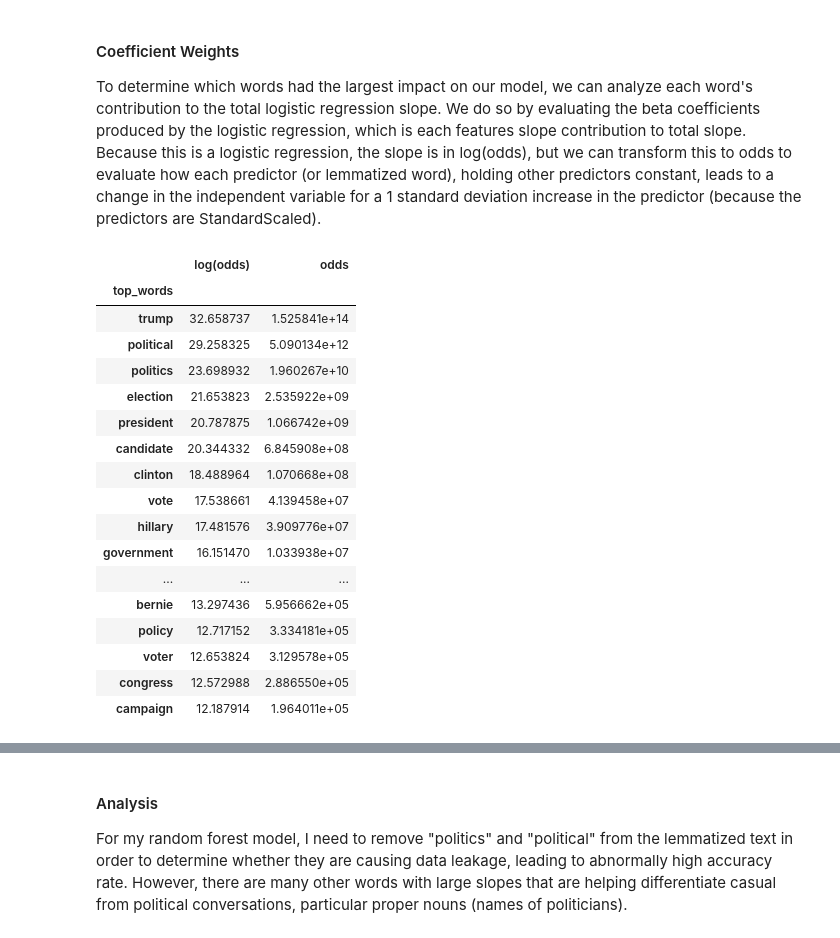
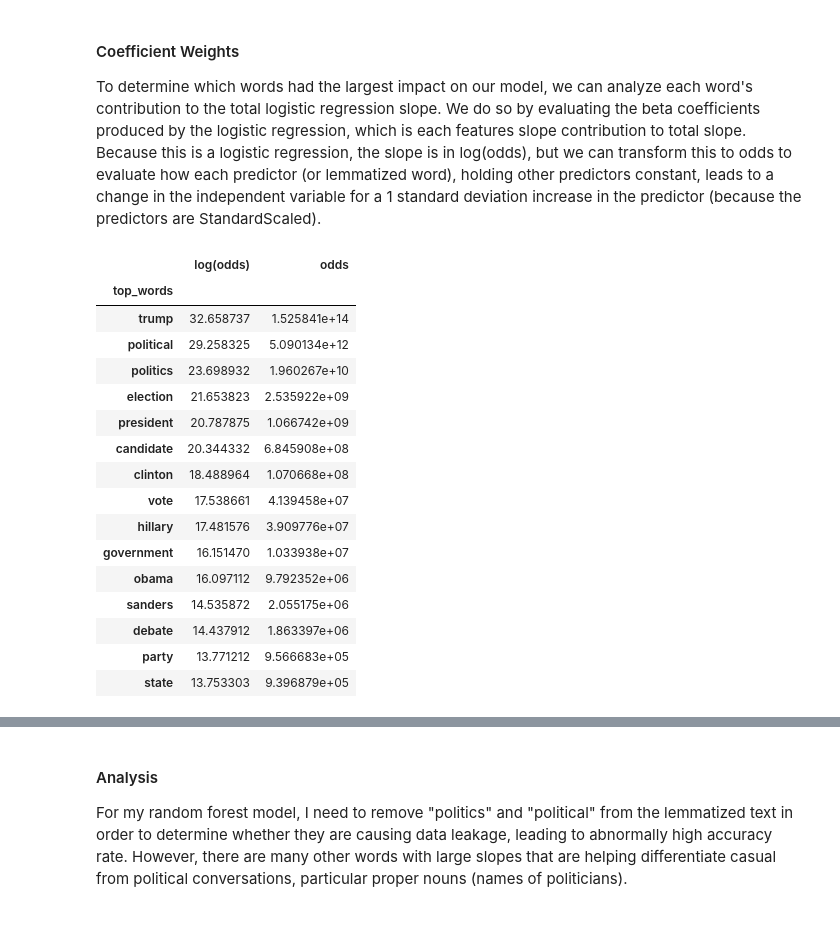
Before and after one commit to ethankuehl/subreddit_classifier, a Jupyter notebook: Code/03A-Logistic_Regression.ipynb, the cells around one changed output, grey strips where cells are left out. Cells and saved outputs as stored; diff of their text form; code cells hidden in the pictures.

```diff
--- a/Code/03A-Logistic_Regression.ipynb
+++ b/Code/03A-Logistic_Regression.ipynb
@@ -272,26 +272,25 @@ coef_df['odds'] = coef_df['log(odds)'].map(lambda x: math.exp(x))
 coef_df.set_index('top_words', inplace=True)
 # %%
 # Most political words (i.e. political text identifying words)
-political_words = coef_df.sort_values('odds', ascending=False).head(20)
+political_words = coef_df.sort_values('odds', ascending=False).head(15)
 political_words
 # %% [output]
 |  | log(odds) | odds |
 | top_words |  |  |
 | trump | 32.658737 | 1.525841e+14 |
 | political | 29.258325 | 5.090134e+12 |
 | politics | 23.698932 | 1.960267e+10 |
 | election | 21.653823 | 2.535922e+09 |
 | president | 20.787875 | 1.066742e+09 |
 | candidate | 20.344332 | 6.845908e+08 |
 | clinton | 18.488964 | 1.070668e+08 |
 | vote | 17.538661 | 4.139458e+07 |
 | hillary | 17.481576 | 3.909776e+07 |
 | government | 16.151470 | 1.033938e+07 |
-| ... | ... | ... |
-| bernie | 13.297436 | 5.956662e+05 |
-| policy | 12.717152 | 3.334181e+05 |
-| voter | 12.653824 | 3.129578e+05 |
-| congress | 12.572988 | 2.886550e+05 |
-| campaign | 12.187914 | 1.964011e+05 |
+| obama | 16.097112 | 9.792352e+06 |
+| sanders | 14.535872 | 2.055175e+06 |
+| debate | 14.437912 | 1.863397e+06 |
+| party | 13.771212 | 9.566683e+05 |
+| state | 13.753303 | 9.396879e+05 |
 # %%
 # Most casual words (i.e. words that are the most casual)
```
Also changed, not shown: parts of 3 cells of this notebook, 5 other files.
